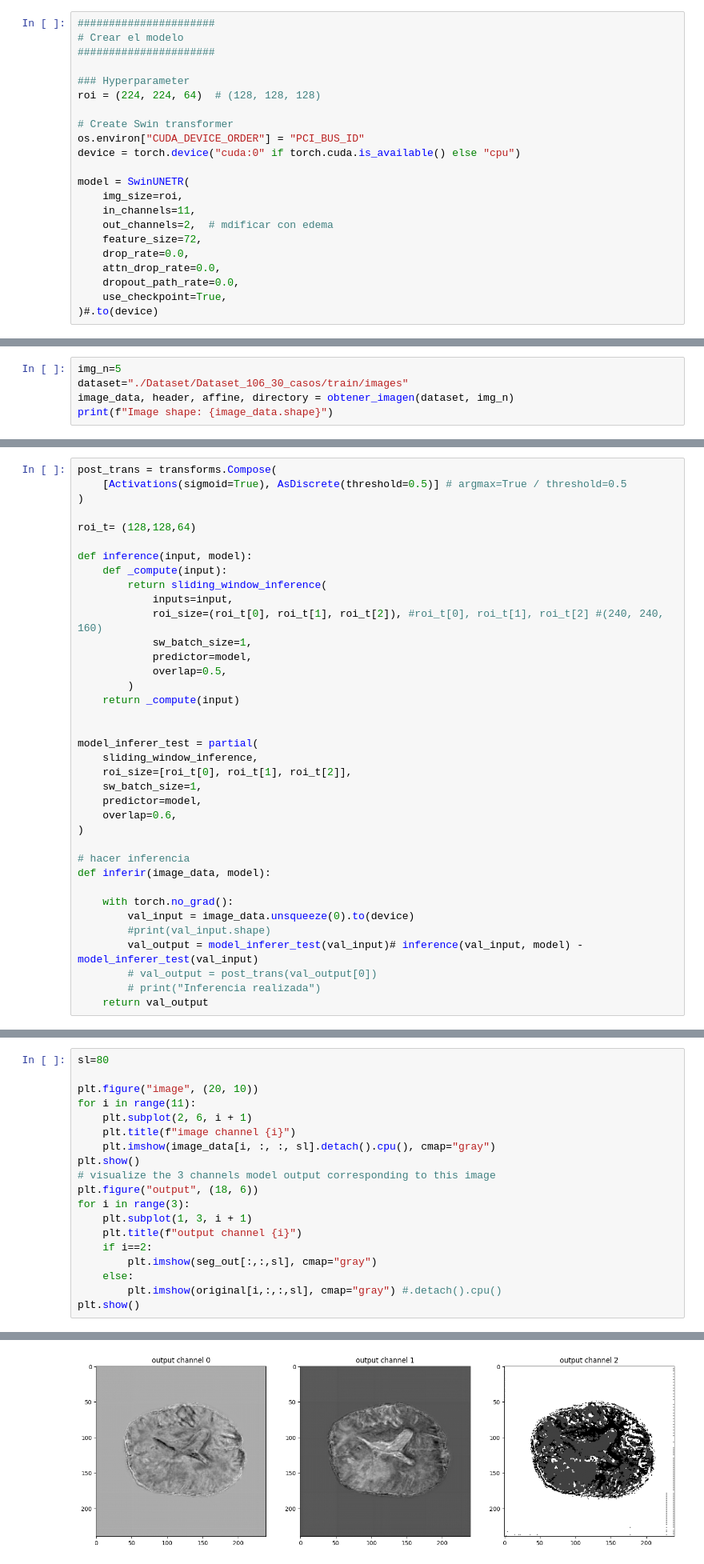
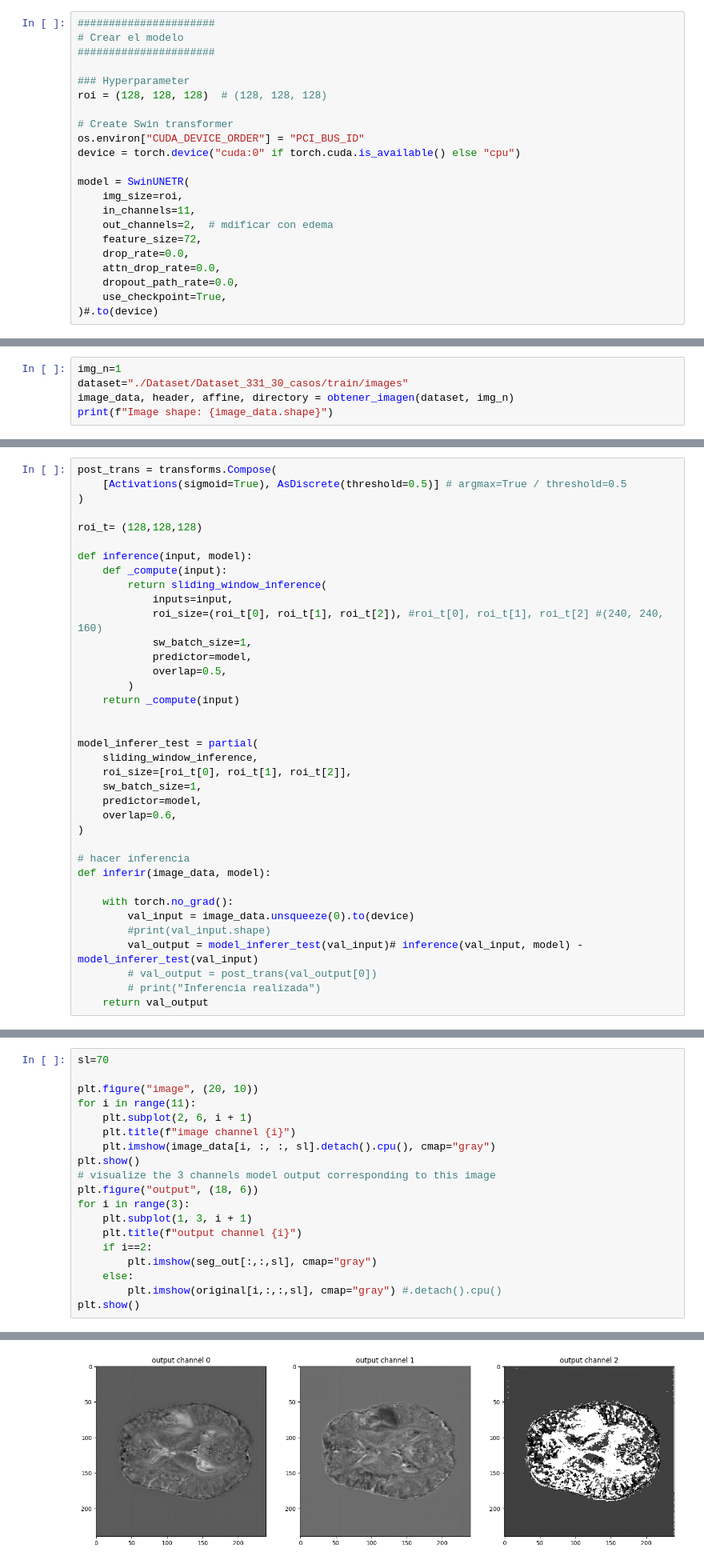
Before and after one commit to GBM-images-research/Swin_transformer_UPennGBM, a Jupyter notebook: simple_inference.ipynb, the cells around one changed output, grey strips where cells are left out. Shown at 80% size. Cells and saved outputs as stored; diff of their text form.

```diff
--- a/simple_inference.ipynb
+++ b/simple_inference.ipynb
@@ -53,7 +56,7 @@ def get_image_data(image, transform):
 ######################
 
 ### Hyperparameter
-roi = (224, 224, 64)  # (128, 128, 128)
+roi = (128, 128, 128)  # (128, 128, 128)
 
 # Create Swin transformer
 os.environ["CUDA_DEVICE_ORDER"] = "PCI_BUS_ID"
@@ -163,8 +166,8 @@ def obtener_imagen(dataset, img_n):
 
 #image_data, header, affine, directory = obtener_imagen(dataset, img_n)
 # %%
-img_n=5
-dataset="./Dataset/Dataset_106_30_casos/train/images"
+img_n=1
+dataset="./Dataset/Dataset_331_30_casos/train/images"
 image_data, header, affine, directory = obtener_imagen(dataset, img_n)
 print(f"Image shape: {image_data.shape}")
 # %% [output]
@@ -177,7 +180,7 @@ post_trans = transforms.Compose(
     [Activations(sigmoid=True), AsDiscrete(threshold=0.5)] # argmax=True / threshold=0.5
 )
 
-roi_t= (128,128,64)
+roi_t= (128,128,128)
 
 def inference(input, model):
     def _compute(input):
@@ -245,7 +248,7 @@ Prob:  torch.Size([2, 240, 240, 155])
 (2, 240, 240, 155)
 (240, 240, 155)
 # %%
-sl=80
+sl=70
 
 plt.figure("image", (20, 10))
 for i in range(11):
@@ -268,4 +271,4 @@ plt.show()
-[figure, old version]
+[figure, new version]
 # %%
 img_n="0_2"
 # Crear un nuevo tensor de ceros con el tamaño deseado
```
Also changed, not shown: parts of 3 cells of this notebook.
